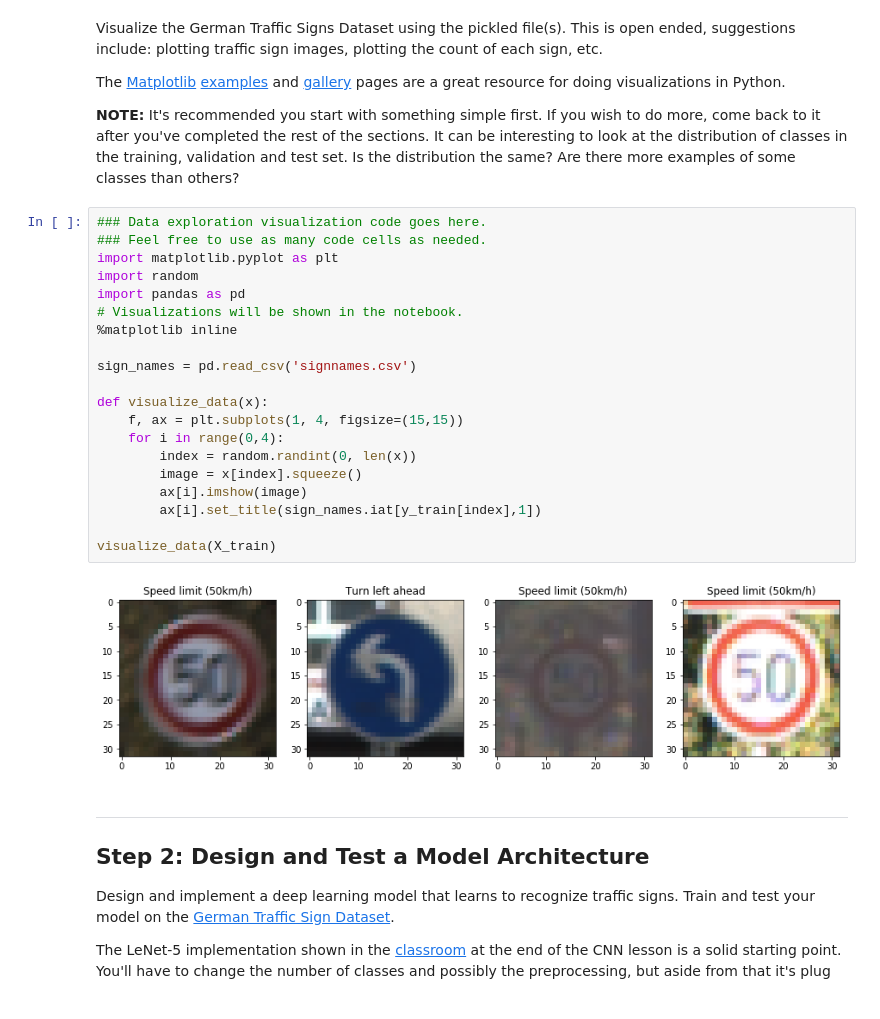
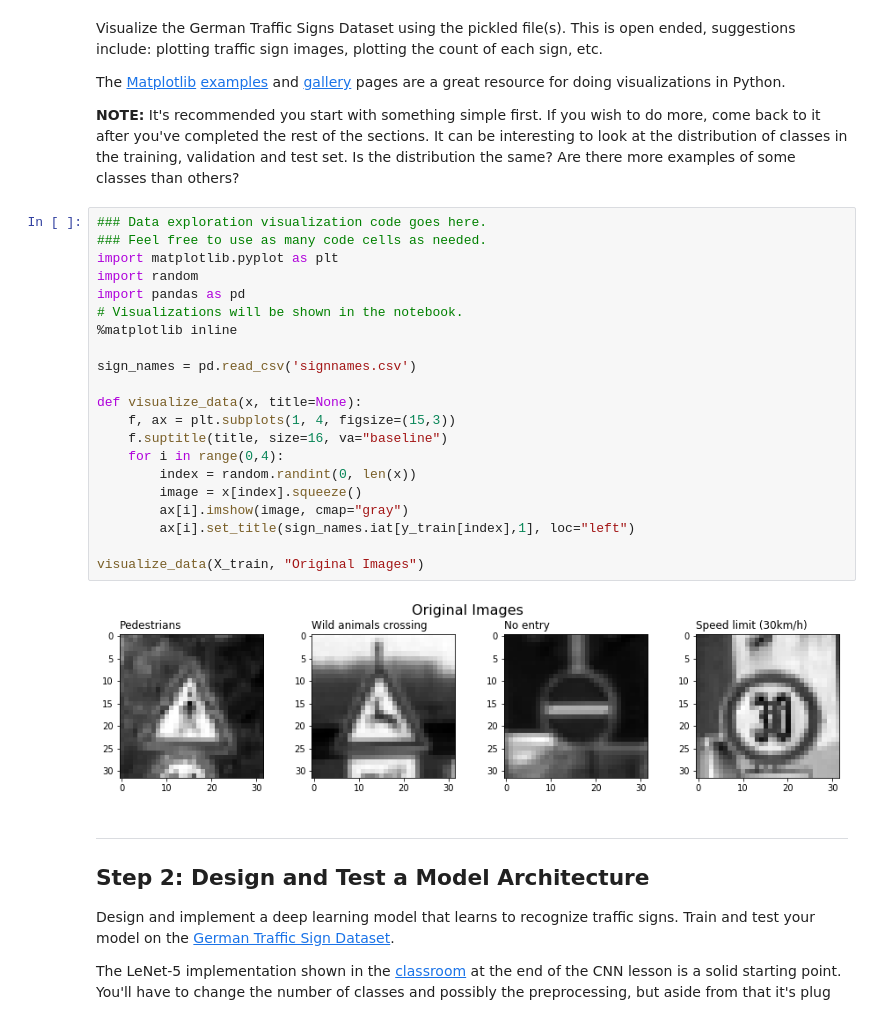
Before and after one commit to PR4S4D/traffic-sign-classifier, a Jupyter notebook: Traffic_Sign_Classifier.ipynb, the cells around one changed output. Cells and saved outputs as stored; diff of their text form.

```diff
--- a/Traffic_Sign_Classifier.ipynb
+++ b/Traffic_Sign_Classifier.ipynb
@@ -100,25 +99,26 @@ The [Matplotlib](http://matplotlib.org/) [examples](http://matplotlib.org/exampl
 # %%
 ### Data exploration visualization code goes here.
 ### Feel free to use as many code cells as needed.
 import matplotlib.pyplot as plt
 import random
 import pandas as pd
 # Visualizations will be shown in the notebook.
 %matplotlib inline
 
 sign_names = pd.read_csv('signnames.csv')
 
-def visualize_data(x):
-    f, ax = plt.subplots(1, 4, figsize=(15,15))
+def visualize_data(x, title=None):
+    f, ax = plt.subplots(1, 4, figsize=(15,3))
+    f.suptitle(title, size=16, va="baseline")
     for i in range(0,4):
         index = random.randint(0, len(x))
         image = x[index].squeeze()
-        ax[i].imshow(image)
-        ax[i].set_title(sign_names.iat[y_train[index],1])
+        ax[i].imshow(image, cmap="gray")
+        ax[i].set_title(sign_names.iat[y_train[index],1], loc="left")
 
-visualize_data(X_train)
+visualize_data(X_train, "Original Images")
 # %% [output]
-[figure, old version]
+[figure, new version]
 # %% [markdown]
 ----
 
```
Also changed, not shown: parts of 7 cells of this notebook, 8 other files.
